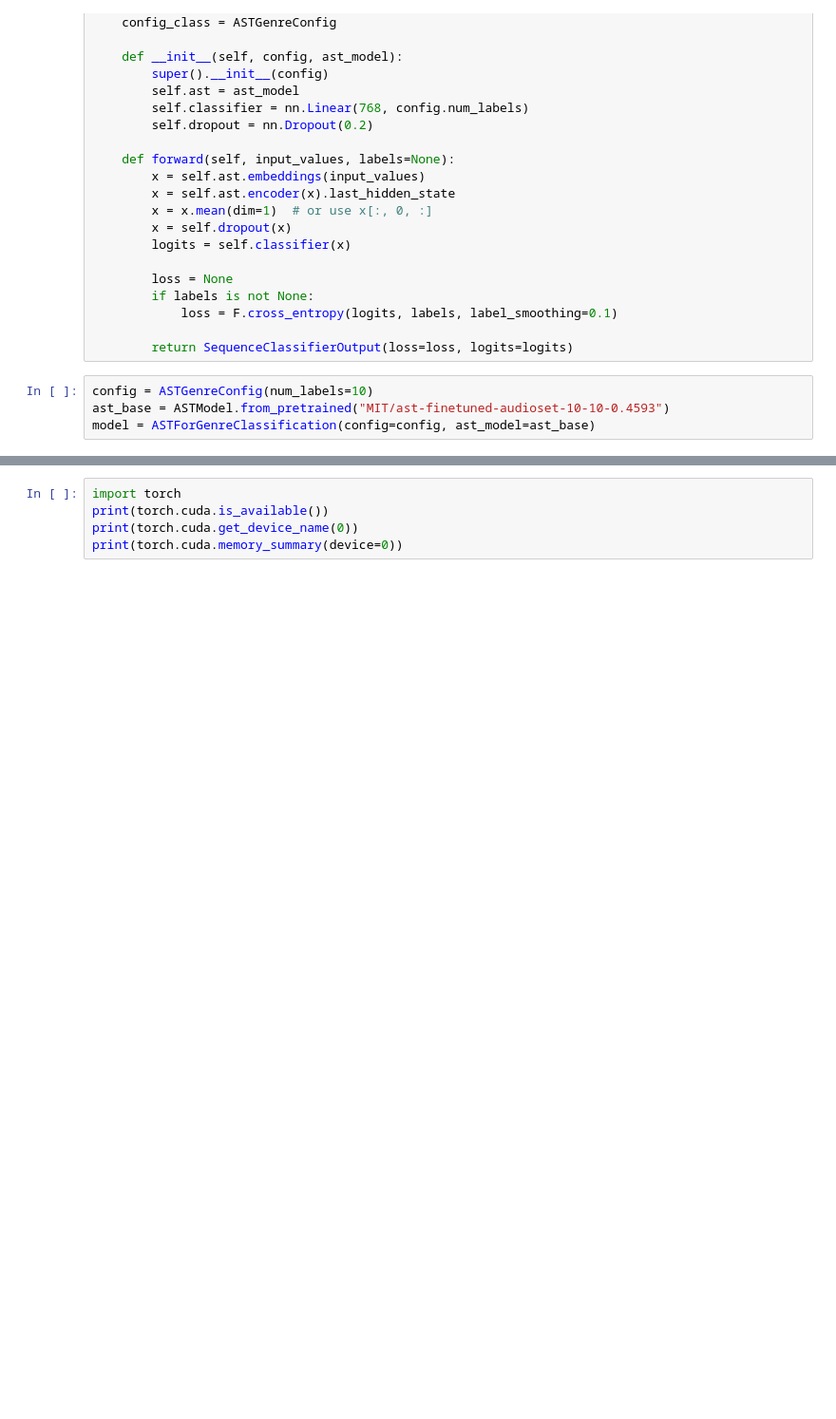
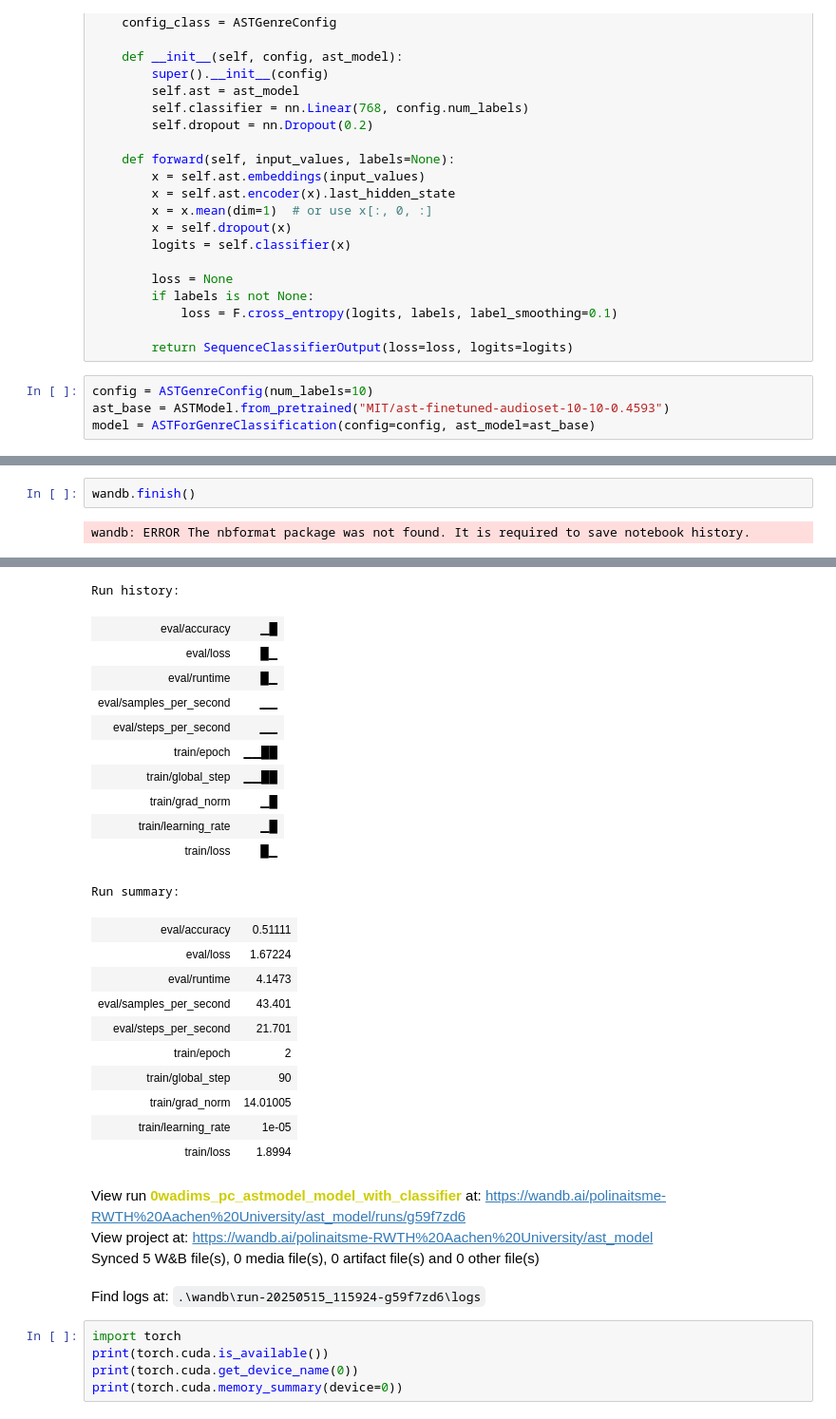
Before and after one commit to PulyaPolya/genres, a Jupyter notebook: ast_transfer_w_pc.ipynb, the cells around one changed output, grey strips where cells are left out. Shown: that part at 95% size. Drawn from its saved outputs; the diff is of its cells as text; blank space fills up the shorter version.

```diff
--- a/ast_transfer_w_pc.ipynb
+++ b/ast_transfer_w_pc.ipynb
@@ -198,0 +205,4 @@ dataloader_config = DataLoaderConfiguration(dispatch_batches=None, split_batches
+# %%
+wandb.finish()
+# %% [output]
+wandb: ERROR The nbformat package was not found. It is required to save notebook history.
@@ -199,3 +210,29 @@ dataloader_config = DataLoaderConfiguration(dispatch_batches=None, split_batches
+Run history:
+| eval/accuracy | ▁█ |
+| eval/loss | █▁ |
+| eval/runtime | █▁ |
+| eval/samples_per_second | ▁▁ |
+| eval/steps_per_second | ▁▁ |
+| train/epoch | ▁▁██ |
+| train/global_step | ▁▁██ |
+| train/grad_norm | ▁█ |
+| train/learning_rate | ▁█ |
+| train/loss | █▁ |
+Run summary:
+| eval/accuracy | 0.51111 |
+| eval/loss | 1.67224 |
+| eval/runtime | 4.1473 |
+| eval/samples_per_second | 43.401 |
+| eval/steps_per_second | 21.701 |
+| train/epoch | 2 |
+| train/global_step | 90 |
+| train/grad_norm | 14.01005 |
+| train/learning_rate | 1e-05 |
+| train/loss | 1.8994 |
+View run 0wadims_pc_astmodel_model_with_classifier at: https://wandb.ai/polinaitsme-RWTH%20Aachen%20University/ast_model/runs/g59f7zd6
+View project at: https://wandb.ai/polinaitsme-RWTH%20Aachen%20University/ast_model
+Synced 5 W&B file(s), 0 media file(s), 0 artifact file(s) and 0 other file(s)
+Find logs at: .\wandb\run-20250515_115924-g59f7zd6\logs
 # %%
 import torch
 print(torch.cuda.is_available())
```
Also changed, not shown: parts of 13 cells of this notebook.
